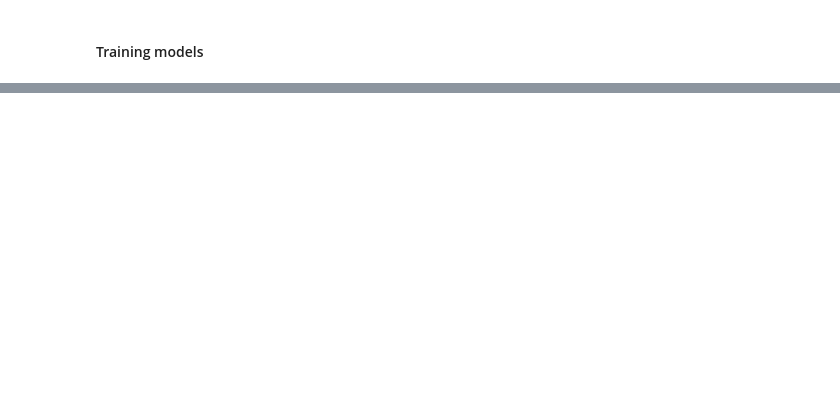
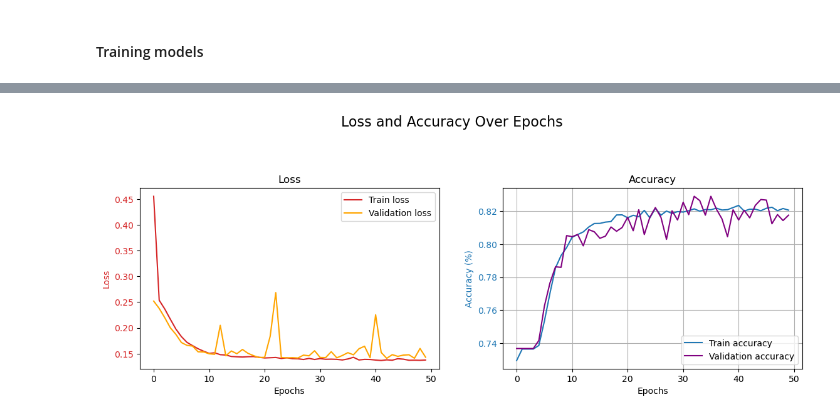
Before and after one commit to Ely6899/Reviews_Analysis, a Jupyter notebook: hotel_reviews.ipynb, the cells around one changed output, grey strips where cells are left out. Cells and saved outputs as stored; diff of their text form; code cells hidden in the pictures; blank space fills up the shorter version.

```diff
--- a/hotel_reviews.ipynb
+++ b/hotel_reviews.ipynb
@@ -297,0 +322,7 @@ KeyError: 14343
+# %%
+BATCH_SIZE = 128
+NUM_EPOCHS = 50
+
+train_dataloader = DataLoader(train_dataset, batch_size=BATCH_SIZE, shuffle=True, collate_fn=collate_batch)
+val_dataloader = DataLoader(val_dataset, batch_size=BATCH_SIZE, shuffle=True, collate_fn=collate_batch)
+test_dataloader = DataLoader(test_dataset, batch_size=BATCH_SIZE, shuffle=True, collate_fn=collate_batch)
@@ -335,9 +368,9 @@ Data_vectorized = pd.DataFrame(zip(vectorized_data, raw_data["Sentiment"]), colu
 # X_test, y_test = X_test.reset_index(drop=True), y_test.reset_index(drop=True)
 # %%
 # Create DataLoader for training and test sets
-train_loader = DataLoader(train_dataset, batch_size=128, shuffle=False)
-val_loader = DataLoader(val_dataset, batch_size=128, shuffle=False)
-test_loader = DataLoader(test_dataset, batch_size=128, shuffle=False)
+# train_loader = DataLoader(train_dataset, batch_size=128, shuffle=False)
+# val_loader = DataLoader(val_dataset, batch_size=128, shuffle=False)
+# test_loader = DataLoader(test_dataset, batch_size=128, shuffle=False)
 # %% [markdown]
 #### Training models
 # %%
@@ -380,10 +426,12 @@ optimizerNN = torch.optim.Adam(modelNN.parameters(), weight_decay=0e-7,lr=0.001)
 # %%
-def trainModel(train_loader: DataLoader, val_loader: DataLoader, model: nn.Module, criterion: nn, optimizer: torch.optim, n_epochs: int) -> tuple[list[float], list[float], torch.Tensor, torch.Tensor]:
+def trainModel(train_loader: DataLoader, val_loader: DataLoader, model: nn.Module, criterion: nn, optimizer: torch.optim, n_epochs = NUM_EPOCHS) -> tuple[list[float], list[float], torch.Tensor, torch.Tensor]:
+    #Lists will contain tuples of results. (train score, val score)
     losses = []
     accuracies = []
 
-    train_predictions = torch.empty(0)
-    train_truths = torch.empty(0)
+
+    train_pred_truth = torch.empty(0)
+    val_pred_truth = torch.empty(0)
 
     # Training loop
     for epoch in range(n_epochs):
@@ -397,10 +445,10 @@ def trainModel(train_loader: DataLoader, val_loader: DataLoader, model: nn.Modul
         train_predictions = torch.empty(0)
 
         model.train()
-        for inputs, labels in train_loader:
-            outputs = model(inputs)
+        for idx, (inputs, labels, offsets) in enumerate(train_loader):
+            optimizer.zero_grad()
+            outputs = model(inputs, offsets)
             loss = criterion(outputs, labels)
-            optimizer.zero_grad()
             loss.backward()
             optimizer.step()
 
@@ -420,8 +468,8 @@ def trainModel(train_loader: DataLoader, val_loader: DataLoader, model: nn.Modul
         # Evaluation
         model.eval()
         with torch.no_grad():
-            for inputs, labels in val_loader:
-                outputs = model(inputs)
+            for idx, (inputs, labels, offsets) in enumerate(val_loader):
+                outputs = model(inputs, offsets)
                 loss = criterion(outputs, labels)
 
                 val_running_loss += loss
@@ -439,8 +487,9 @@ def trainModel(train_loader: DataLoader, val_loader: DataLoader, model: nn.Modul
         # Print statistics
         print(f"Epoch [{epoch+1}/{n_epochs}], Accuracy(T/V): ({100 * train_acc:.5}/{100 * val_acc:.5})%")
 
-        #losses.append(running_loss/len(train_loader))
-        #accuracies.append(100 * correct / total)
+        losses.append((train_loss, val_loss))
+        accuracies.append((train_acc, val_acc))
+
 
     return losses, accuracies, train_predictions, train_truths
 # %%
@@ -467,2 +516,2 @@ lossesSoft, accuraciesSoft, predictions, truths = trainModel(train_loader,val_lo
 # %%
-lossesNN, accuraciesNN, predictionsNN, truthsNN = trainModel(train_loader, val_loader, modelNN, criterionNN, optimizerNN, 500)
+lossesNN, accuraciesNN, predictionsNN, truthsNN = trainModel(train_dataloader, val_dataloader, modelNN, criterionNN, optimizerNN)
@@ -503,3 +557,7 @@ lossesNN, accuraciesNN, predictionsNN, truthsNN = trainModel(train_loader, val_l
+# %%
+plot_train_results(lossesNN, accuraciesNN)
+# %% [output]
+[figure, added]
 # %%
 # train_truth_list_softmax = torch.Tensor.tolist(truths)
 # train_prediction_list_softmax = torch.Tensor.tolist(predictions)
```
Also changed, not shown: parts of 20 cells of this notebook, 2 other files.
